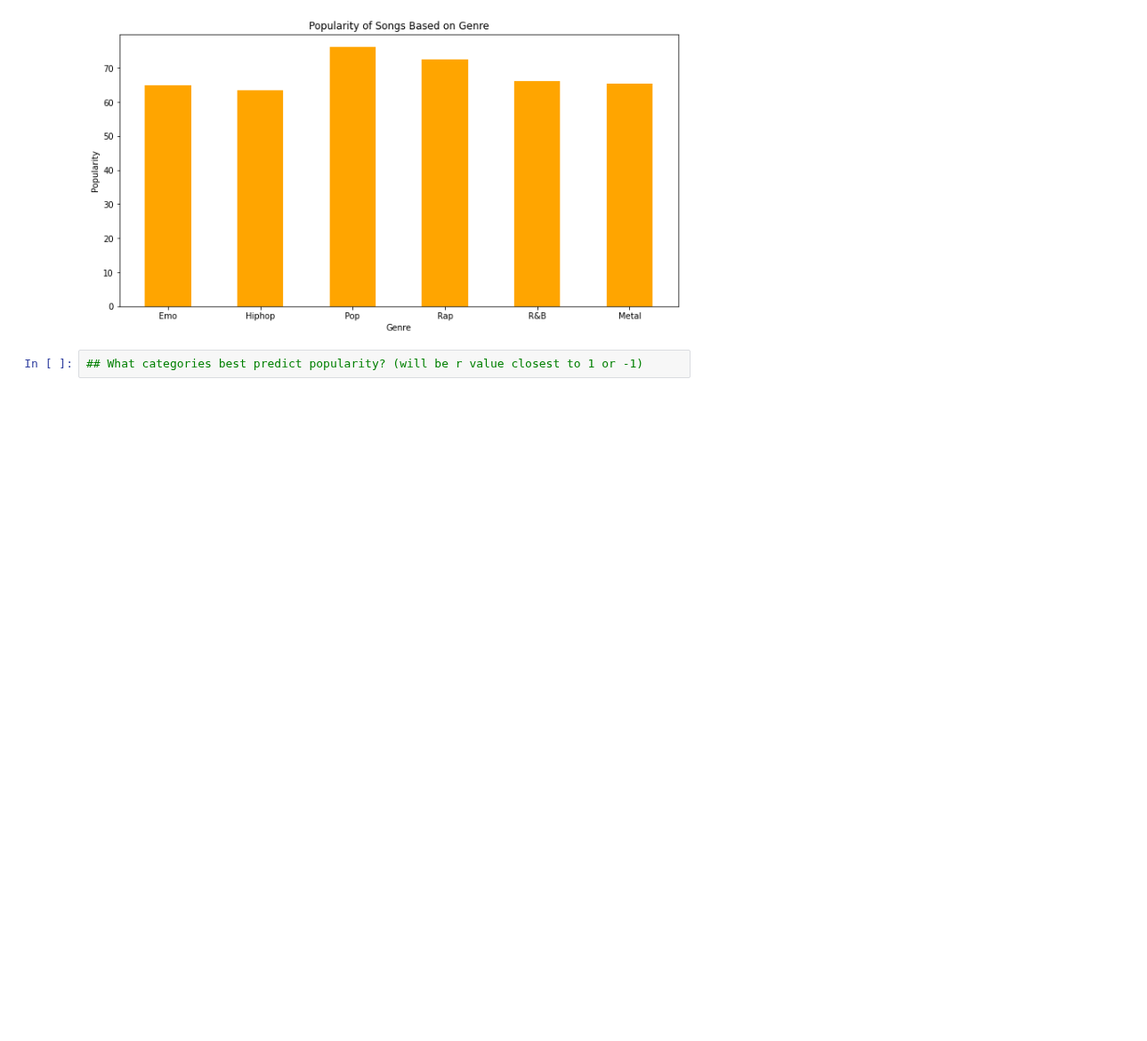
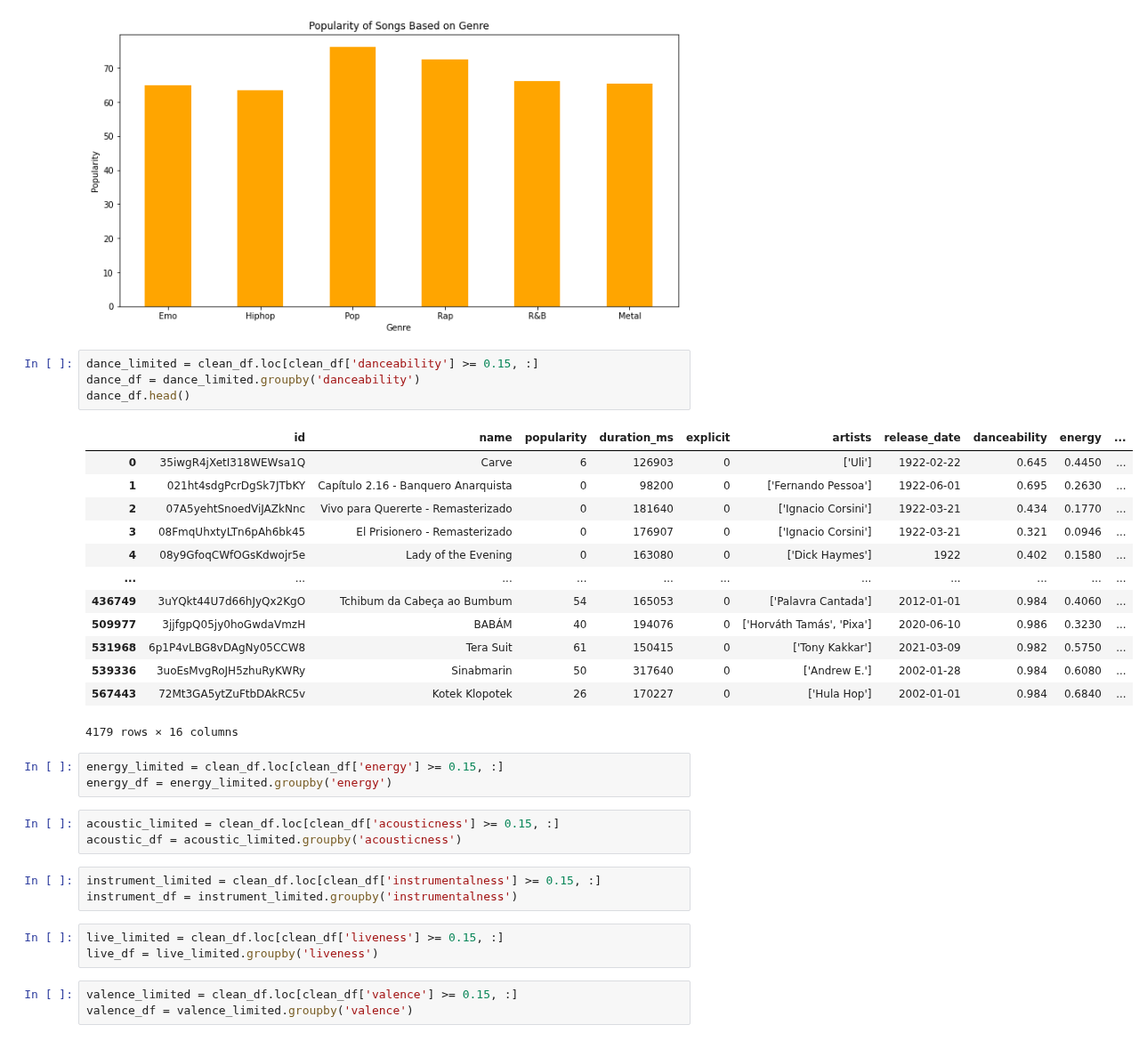
Before and after one commit to l1987deterding/Spotify-Popularity-Project, a Jupyter notebook: spotify_popularity_LD.ipynb, the cells around one changed output. Shown at 89% size. Saved outputs shown, nothing was run; the diff lists cells and outputs as text; blank space fills up the shorter version.

```diff
--- a/spotify_popularity_LD.ipynb
+++ b/spotify_popularity_LD.ipynb
@@ -245,5 +245,36 @@ plt.ylabel("Popularity")
 plt.savefig("PopvsGenre.png")
 # %% [output]
 [figure]
-# %%
-## What categories best predict popularity? (will be r value closest to 1 or -1)
+# %%
+dance_limited = clean_df.loc[clean_df['danceability'] >= 0.15, :]
+dance_df = dance_limited.groupby('danceability')
+dance_df.head()
+# %% [output]
+|  | id | name | popularity | duration_ms | explicit | artists | release_date | danceability | energy | ... |
+| 0 | 35iwgR4jXetI318WEWsa1Q | Carve | 6 | 126903 | 0 | ['Uli'] | 1922-02-22 | 0.645 | 0.4450 | ... |
+| 1 | 021ht4sdgPcrDgSk7JTbKY | Capítulo 2.16 - Banquero Anarquista | 0 | 98200 | 0 | ['Fernando Pessoa'] | 1922-06-01 | 0.695 | 0.2630 | ... |
+| 2 | 07A5yehtSnoedViJAZkNnc | Vivo para Quererte - Remasterizado | 0 | 181640 | 0 | ['Ignacio Corsini'] | 1922-03-21 | 0.434 | 0.1770 | ... |
+| 3 | 08FmqUhxtyLTn6pAh6bk45 | El Prisionero - Remasterizado | 0 | 176907 | 0 | ['Ignacio Corsini'] | 1922-03-21 | 0.321 | 0.0946 | ... |
+| 4 | 08y9GfoqCWfOGsKdwojr5e | Lady of the Evening | 0 | 163080 | 0 | ['Dick Haymes'] | 1922 | 0.402 | 0.1580 | ... |
+| ... | ... | ... | ... | ... | ... | ... | ... | ... | ... | ... |
+| 436749 | 3uYQkt44U7d66hJyQx2KgO | Tchibum da Cabeça ao Bumbum | 54 | 165053 | 0 | ['Palavra Cantada'] | 2012-01-01 | 0.984 | 0.4060 | ... |
+| 509977 | 3jjfgpQ05jy0hoGwdaVmzH | BABÁM | 40 | 194076 | 0 | ['Horváth Tamás', 'Pixa'] | 2020-06-10 | 0.986 | 0.3230 | ... |
+| 531968 | 6p1P4vLBG8vDAgNy05CCW8 | Tera Suit | 61 | 150415 | 0 | ['Tony Kakkar'] | 2021-03-09 | 0.982 | 0.5750 | ... |
+| 539336 | 3uoEsMvgRoJH5zhuRyKWRy | Sinabmarin | 50 | 317640 | 0 | ['Andrew E.'] | 2002-01-28 | 0.984 | 0.6080 | ... |
+| 567443 | 72Mt3GA5ytZuFtbDAkRC5v | Kotek Klopotek | 26 | 170227 | 0 | ['Hula Hop'] | 2002-01-01 | 0.984 | 0.6840 | ... |
+4179 rows × 16 columns
+# %%
+energy_limited = clean_df.loc[clean_df['energy'] >= 0.15, :]
+energy_df = energy_limited.groupby('energy')
+# %%
+acoustic_limited = clean_df.loc[clean_df['acousticness'] >= 0.15, :]
+acoustic_df = acoustic_limited.groupby('acousticness')
+# %%
+instrument_limited = clean_df.loc[clean_df['instrumentalness'] >= 0.15, :]
+instrument_df = instrument_limited.groupby('instrumentalness')
+# %%
+live_limited = clean_df.loc[clean_df['liveness'] >= 0.15, :]
+live_df = live_limited.groupby('liveness')
+# %%
+valence_limited = clean_df.loc[clean_df['valence'] >= 0.15, :]
+valence_df = valence_limited.groupby('valence')
```
Also changed, not shown: parts of 1 cell of this notebook, 5 other files.
